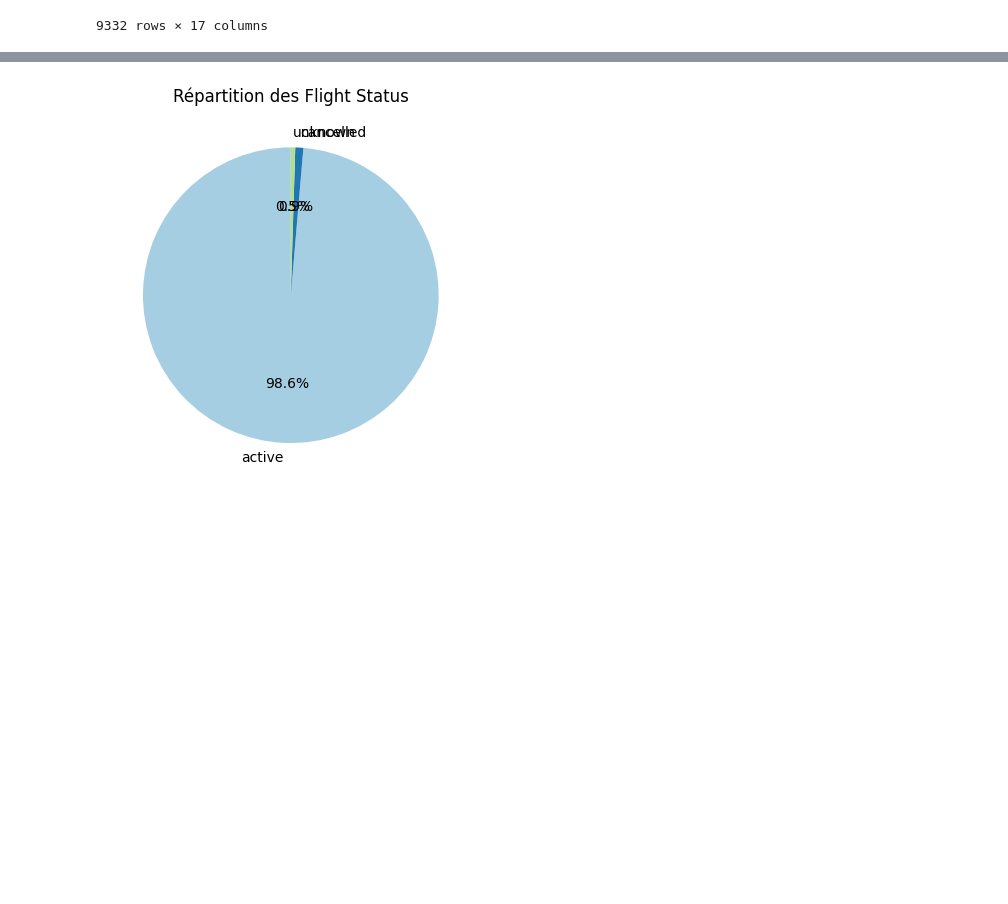
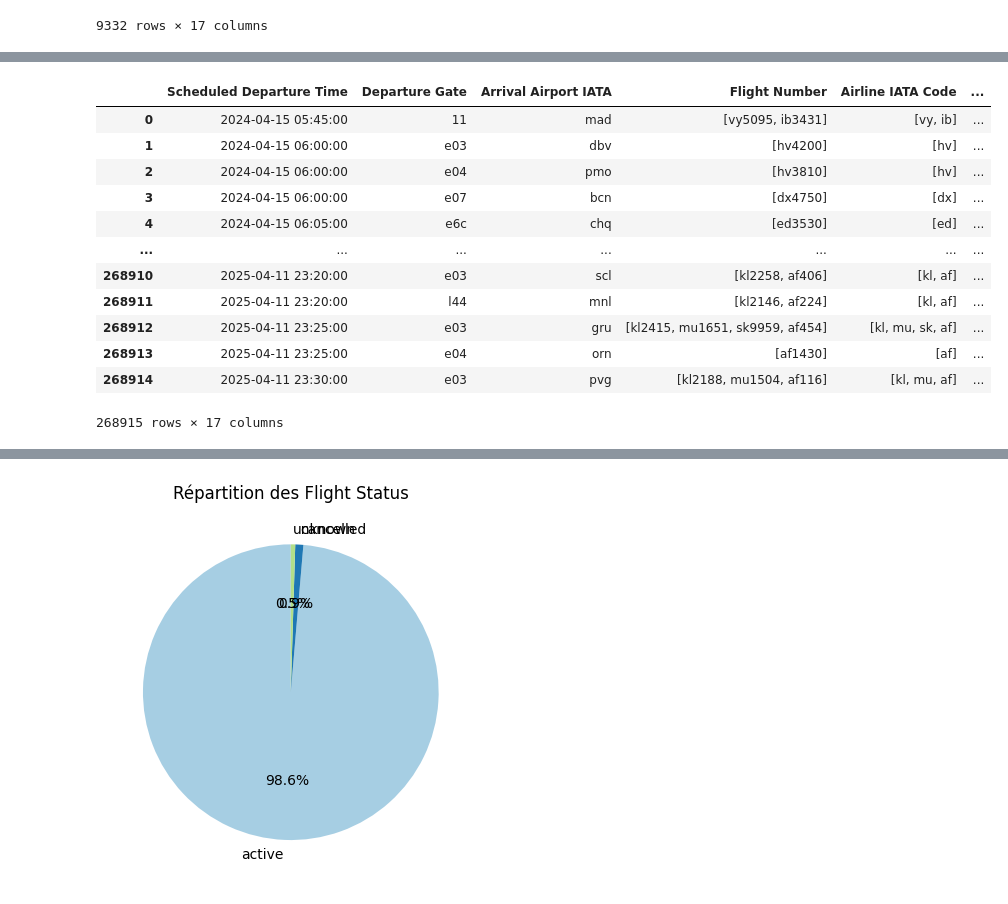
Before and after one commit to malerbe/Projet_ML_Casablanca, a Jupyter notebook: data_viz/data_viz.ipynb, the cells around one changed output, grey strips where cells are left out. Drawn from its saved outputs; the diff is of its cells as text; code cells hidden in the pictures; blank space fills up the shorter version.

```diff
--- a/data_viz/data_viz.ipynb
+++ b/data_viz/data_viz.ipynb
@@ -49,3 +45,19 @@ KeyboardInterrupt:
+# %%
+grouped_df
+# %% [output]
+|  | Scheduled Departure Time | Departure Gate | Arrival Airport IATA | Flight Number | Airline IATA Code | ... |
+| 0 | 2024-04-15 05:45:00 | 11 | mad | [vy5095, ib3431] | [vy, ib] | ... |
+| 1 | 2024-04-15 06:00:00 | e03 | dbv | [hv4200] | [hv] | ... |
+| 2 | 2024-04-15 06:00:00 | e04 | pmo | [hv3810] | [hv] | ... |
+| 3 | 2024-04-15 06:00:00 | e07 | bcn | [dx4750] | [dx] | ... |
+| 4 | 2024-04-15 06:05:00 | e6c | chq | [ed3530] | [ed] | ... |
+| ... | ... | ... | ... | ... | ... | ... |
+| 268910 | 2025-04-11 23:20:00 | e03 | scl | [kl2258, af406] | [kl, af] | ... |
+| 268911 | 2025-04-11 23:20:00 | l44 | mnl | [kl2146, af224] | [kl, af] | ... |
+| 268912 | 2025-04-11 23:25:00 | e03 | gru | [kl2415, mu1651, sk9959, af454] | [kl, mu, sk, af] | ... |
+| 268913 | 2025-04-11 23:25:00 | e04 | orn | [af1430] | [af] | ... |
+| 268914 | 2025-04-11 23:30:00 | e03 | pvg | [kl2188, mu1504, af116] | [kl, mu, af] | ... |
+268915 rows × 17 columns
 # %%
 grouped_df[grouped_df["Flight Status"] != "active"]
 # %% [output]
```
Also changed, not shown: parts of 14 cells of this notebook.
